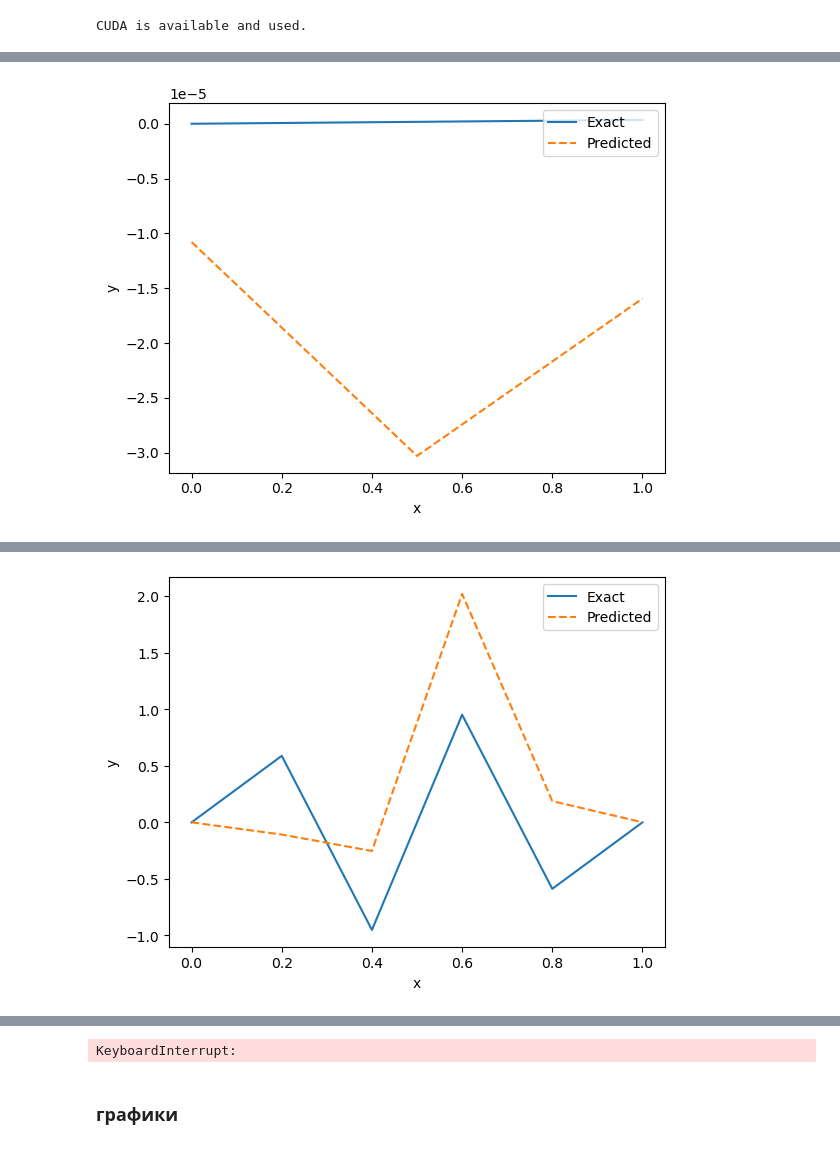
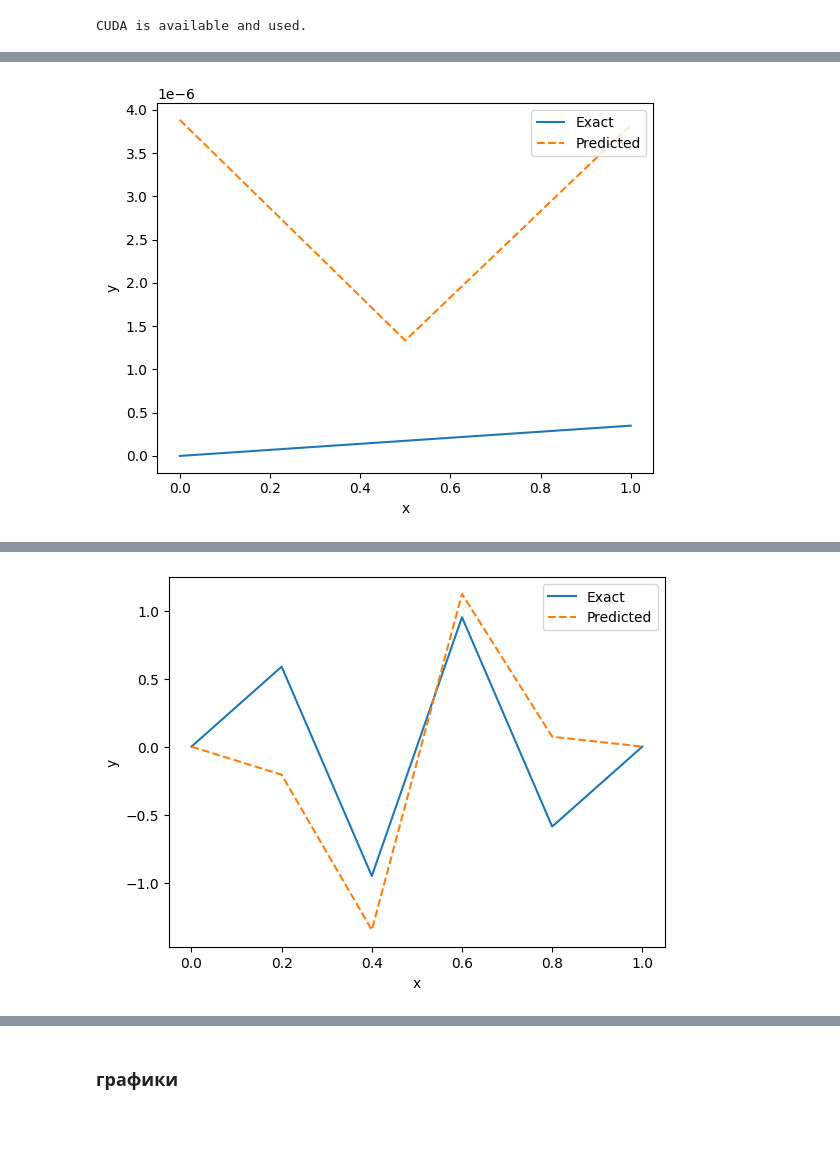
Before and after one commit to ITMO-NSS-team/torch_DE_solver, a Jupyter notebook: poisson1d/poisson1d.ipynb, the cells around one changed output, grey strips where cells are left out. Cells and saved outputs as stored; diff of their text form; code cells hidden in the pictures.

```diff
--- a/poisson1d/poisson1d.ipynb
+++ b/poisson1d/poisson1d.ipynb
@@ -915,7 +915,7 @@ nruns = 1
 
 for N in grid_n:
     for _ in range(nruns):
-        exp_dict_list.append(experiment(N))
+        exp_dict_list.append(experiment_PSO(N))
 
 #exp_dict_list_flatten = [item for sublist in exp_dict_list for item in sublist]
 #df = pd.DataFrame(exp_dict_list_flatten)
@@ -940 +941 @@ lu =  8.837737208722274e-10
-[figure, old version]
+[figure, new version]
@@ -957 +959 @@ lu =  12468.5205078125
-[figure, old version]
+[figure, new version]
@@ -959,4 +973,3 @@ lu =  12468.5205078125
-KeyboardInterrupt:
 # %%
 import pandas as pd
 
```
Also changed, not shown: parts of 1 cell of this notebook, 9 other files.
